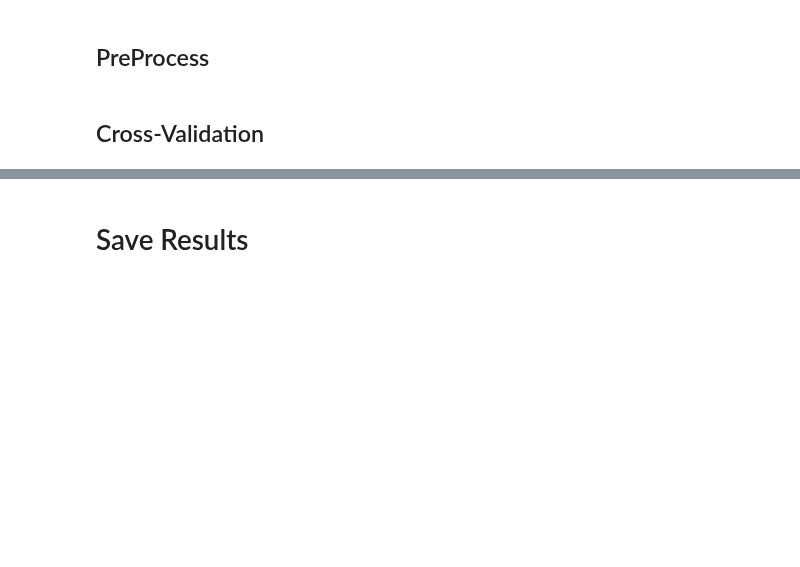
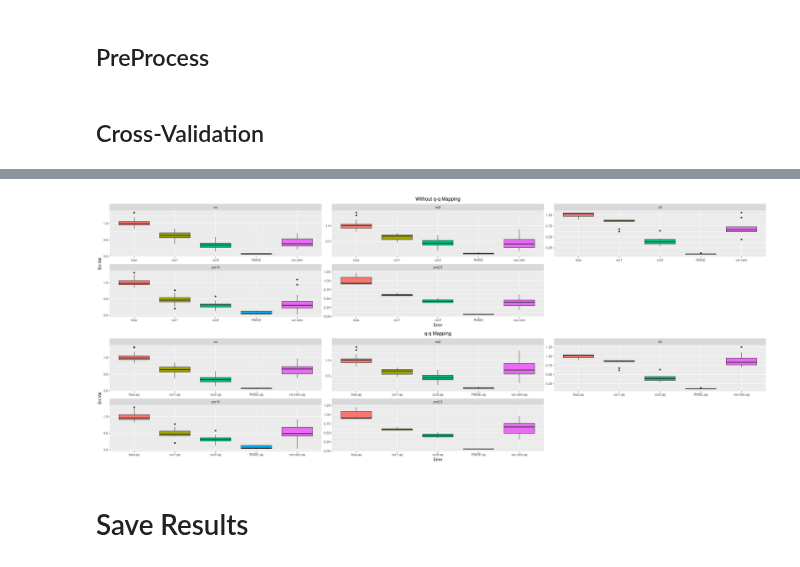
Before and after one commit to Jaimedgp/AirQualityCOVID, a Jupyter notebook: notebooks/Analysis/RandomForest/Cross-Validation.ipynb, the cells around one changed output, grey strips where cells are left out. Saved outputs shown, nothing was run; the diff lists cells and outputs as text; code cells hidden in the pictures; blank space fills up the shorter version.

```diff
--- a/notebooks/Analysis/RandomForest/Cross-Validation.ipynb
+++ b/notebooks/Analysis/RandomForest/Cross-Validation.ipynb
@@ -197,0 +242,3 @@ Warning message:
+# %%
+all.plt <- grid.arrange(plt, plt.qq, nrow=2)
+# %% [output]
@@ -198,2 +249,3 @@ Warning message:
+[figure, added]
 # %% [markdown]
 # Save Results
```
Also changed, not shown: parts of 15 cells of this notebook, 4 other files.
